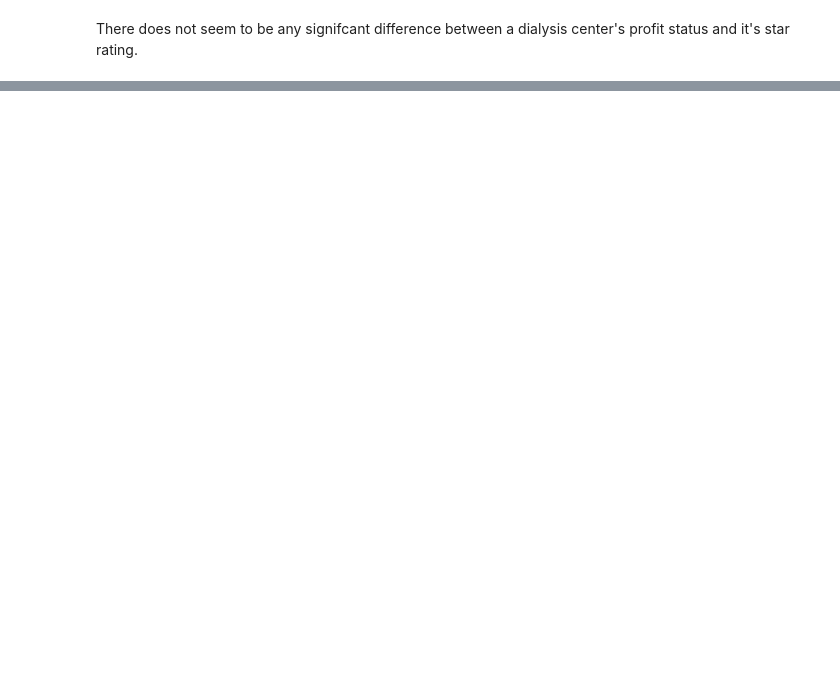
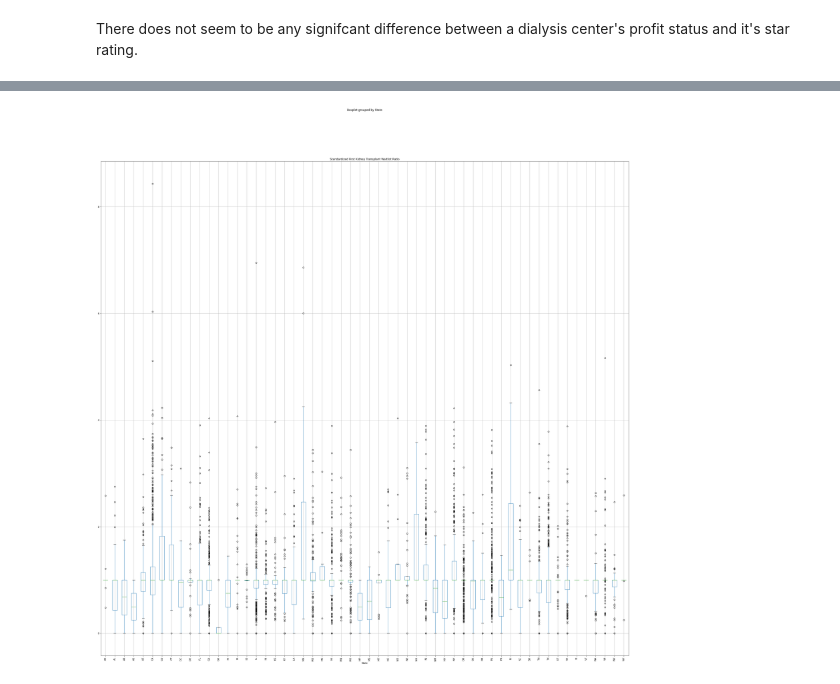
Before and after one commit to nicholehartz/Capstone2, a Jupyter notebook: Capstone 2 - Dialysis - EDA.ipynb, the cells around one changed output, grey strips where cells are left out. Cells and saved outputs as stored; diff of their text form; code cells hidden in the pictures; blank space fills up the shorter version.

```diff
--- a/Capstone 2 - Dialysis - EDA.ipynb
+++ b/Capstone 2 - Dialysis - EDA.ipynb
@@ -453,3 +353,8 @@ There does not seem to be any signifcant difference between a dialysis center's
+# %%
+fig, ax = plt.subplots(1, 1, figsize=(40,40))
+_ = dialysis.boxplot('Standardized First Kidney Transplant Waitlist Ratio', 'State',  rot=90, ax=ax)
+# %% [output]
+[figure, added]
 # %% [markdown]
 # Take Aways
 The columns Percentage Of Adult Patients With Serum Phosphorus levels all appear correlated. Mostly are moderately correlated but the relationship between levels greater than 7.0 mg/dL and between 3.5 - 4.5 mg/dL are highly correlated (-0.71). This relationship should be looked into closer. Also, all the serum phorphorus correlations are negative execpt for between 3.5 - 4.5 mg/dL and less than 3.5 mg/dL, which is moderate, positive correlated (0.4). This should also be looked into further.
```
Also changed, not shown: parts of 37 cells of this notebook.
